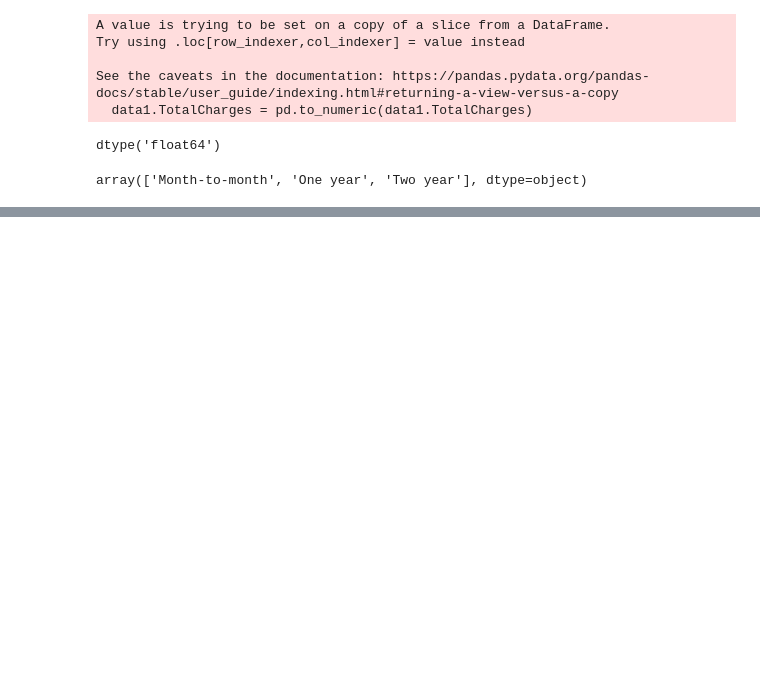
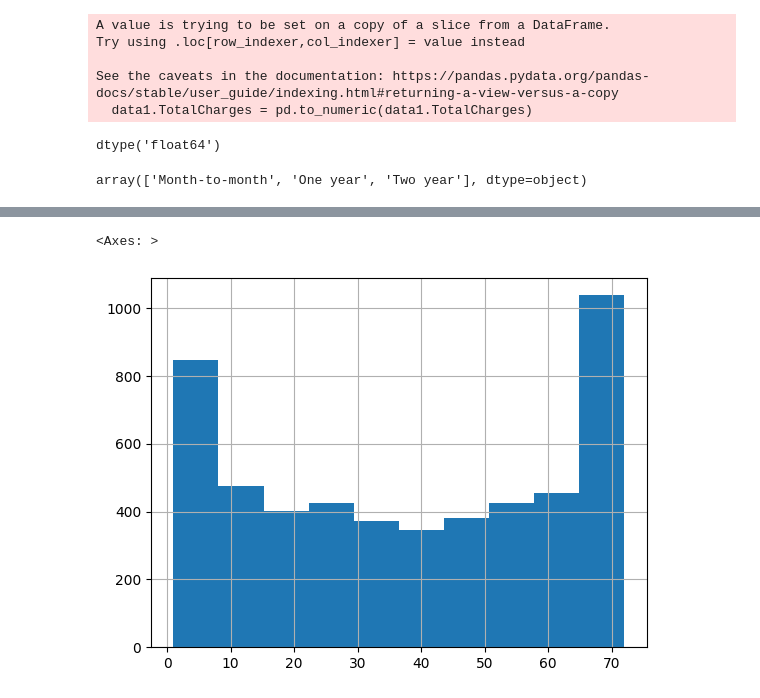
Before and after one commit to pb319/Learning_Deep_Learning, a Jupyter notebook: Lesson9/practice.ipynb, the cells around one changed output, grey strips where cells are left out. Drawn from its saved outputs; the diff is of its cells as text; code cells hidden in the pictures; blank space fills up the shorter version.

```diff
--- a/Lesson9/practice.ipynb
+++ b/Lesson9/practice.ipynb
@@ -140,0 +142,6 @@ data1.head(2)
+# %%
+# Customer Churn accross Loyality
+data1[data1.Churn == "No"].tenure.hist()
+# %% [output]
+<Axes: >
+[figure, added]
```
Also changed, not shown: parts of 11 cells of this notebook.
